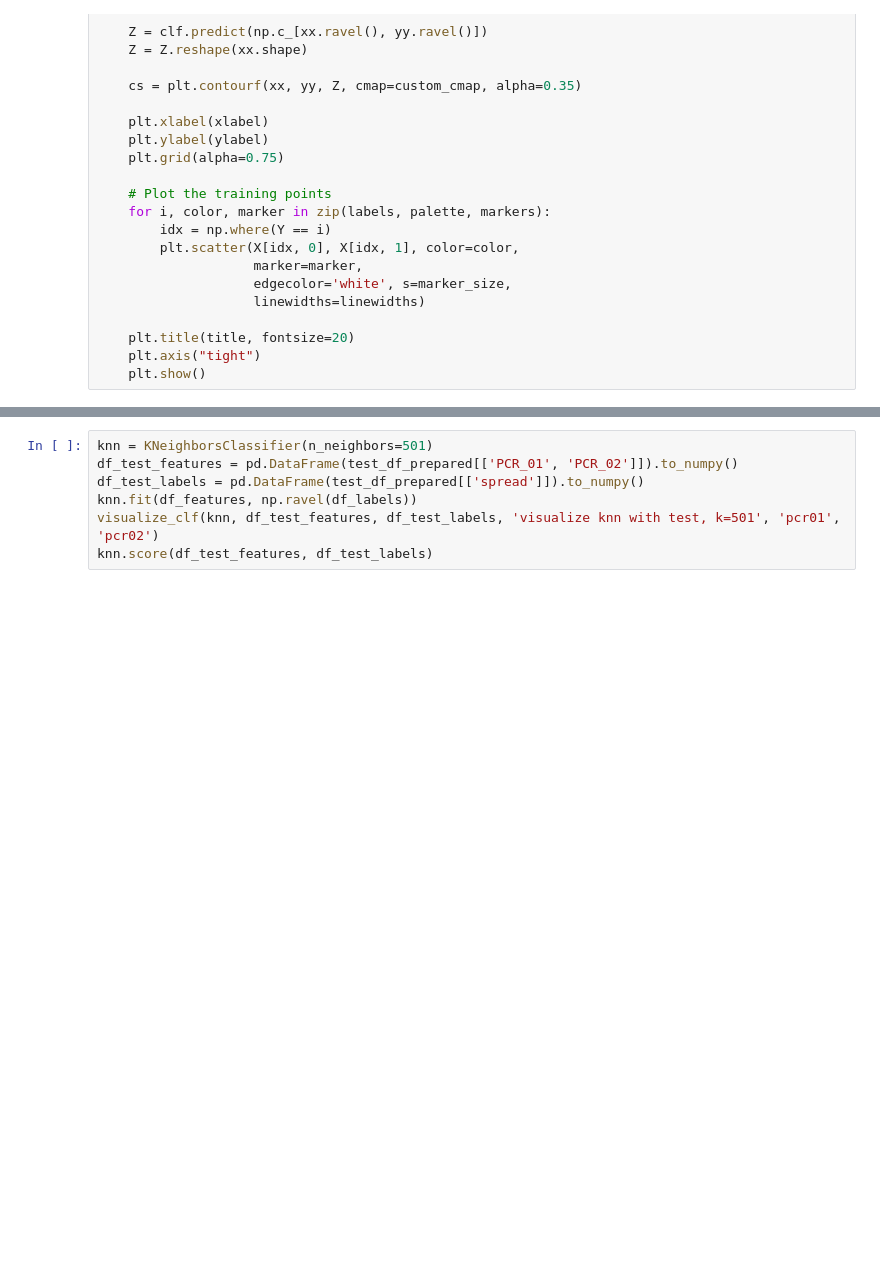
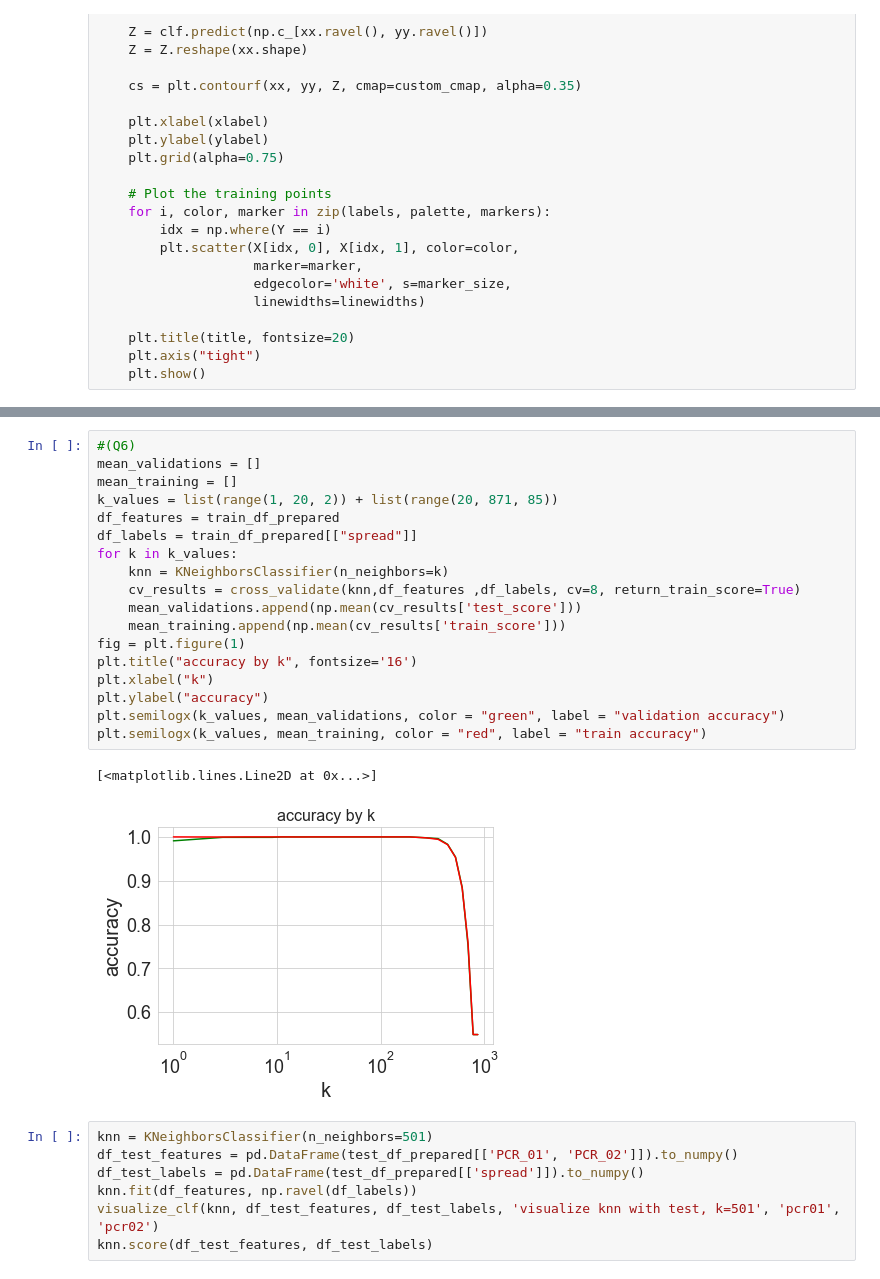
Before and after one commit to gottlieb-ofek/Major2_ML, a Jupyter notebook: 325012029-316351824.ipynb, the cells around one changed output, grey strips where cells are left out. Cells and saved outputs as stored; diff of their text form; blank space fills up the shorter version.

```diff
--- a/325012029-316351824.ipynb
+++ b/325012029-316351824.ipynb
@@ -134,3 +160,24 @@ knn.score(df_test_features, df_test_labels)
+# %%
+#(Q6)
+mean_validations = []
+mean_training = []
+k_values = list(range(1, 20, 2)) + list(range(20, 871, 85))
+df_features = train_df_prepared
+df_labels = train_df_prepared[["spread"]]
+for k in k_values:
+    knn = KNeighborsClassifier(n_neighbors=k)
+    cv_results = cross_validate(knn,df_features ,df_labels, cv=8, return_train_score=True)
+    mean_validations.append(np.mean(cv_results['test_score']))
+    mean_training.append(np.mean(cv_results['train_score']))
+fig = plt.figure(1)
+plt.title("accuracy by k", fontsize='16')
+plt.xlabel("k")
+plt.ylabel("accuracy")
+plt.semilogx(k_values, mean_validations, color = "green", label = "validation accuracy")
+plt.semilogx(k_values, mean_training, color = "red", label = "train accuracy")
+# %% [output]
+[<matplotlib.lines.Line2D at 0x...>]
+[figure, added]
 # %%
 knn = KNeighborsClassifier(n_neighbors=501)
 df_test_features = pd.DataFrame(test_df_prepared[['PCR_01', 'PCR_02']]).to_numpy()
```
Also changed, not shown: parts of 6 cells of this notebook.
